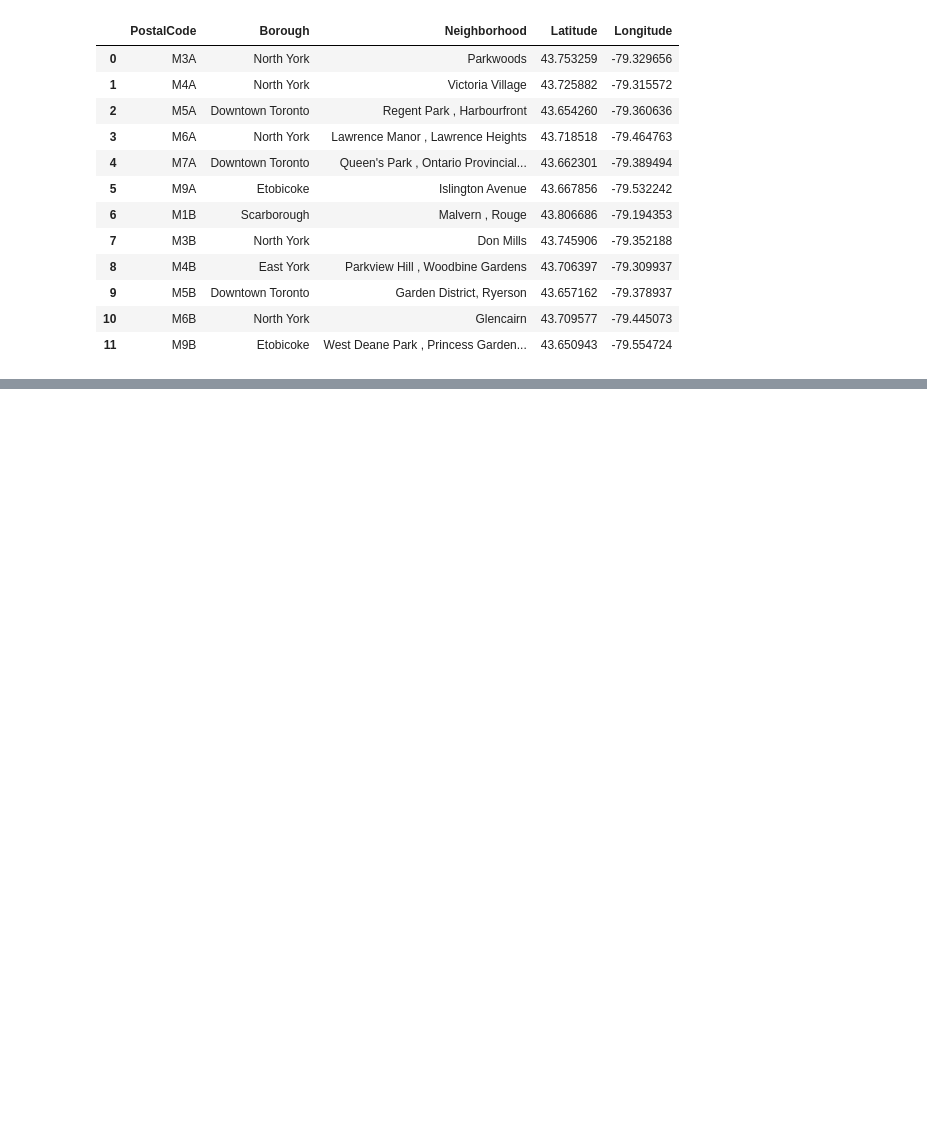
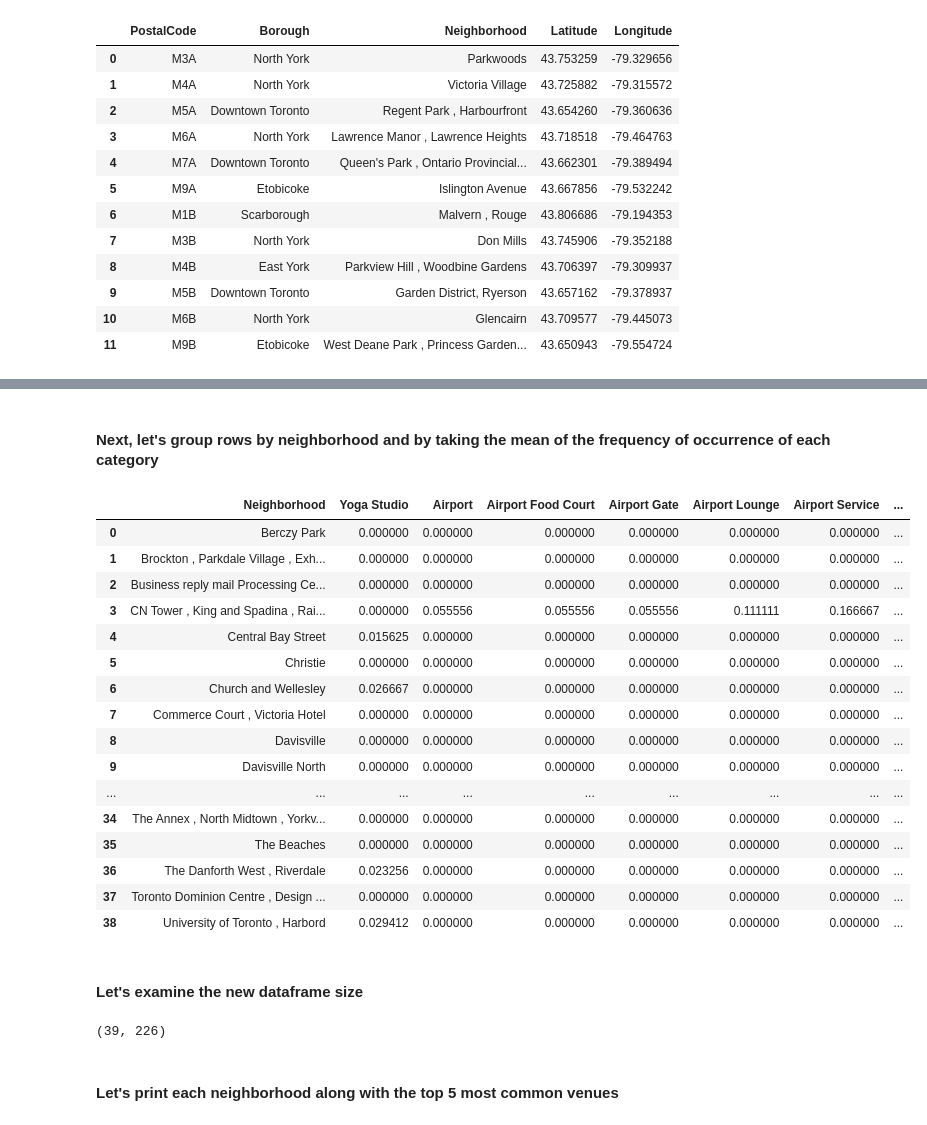
Before and after one commit to rawakash66/Coursera_Capstone, a Jupyter notebook: Segmenting_and_clustering.ipynb, the cells around one changed output, grey strips where cells are left out. Cells and saved outputs as stored; diff of their text form; code cells hidden in the pictures; blank space fills up the shorter version.

```diff
--- a/Segmenting_and_clustering.ipynb
+++ b/Segmenting_and_clustering.ipynb
@@ -158,0 +207,8 @@ df_final.head(12)
+# %%
+address = 'Toronto, Canada'
+
+geolocator = Nominatim(user_agent="ny_explorer")
+location = geolocator.geocode(address)
+latitude = location.latitude
+longitude = location.longitude
+print('The geograpical coordinate of New York City are {}, {}.'.format(latitude, longitude))
@@ -158,0 +242,8 @@ df_final.head(12)
+# %%
+CLIENT_ID = 'Not gonna give you bro' # your Foursquare ID
+CLIENT_SECRET = 'Not gonna give you bro' # your Foursquare Secret
+VERSION = '20180605' # Foursquare API version
+
+print('Your credentails:')
+print('CLIENT_ID: ' + CLIENT_ID)
+print('CLIENT_SECRET:' + CLIENT_SECRET)
@@ -158,0 +300,5 @@ df_final.head(12)
+# %%
+toronto_venues = getNearbyVenues(names=toronto['Neighborhood'],
+                                   latitudes=toronto['Latitude'],
+                                   longitudes=toronto['Longitude']
+                                  )
@@ -158,0 +367,12 @@ df_final.head(12)
+# %%
+# one hot encoding
+toronto_onehot = pd.get_dummies(toronto_venues[['Venue Category']], prefix="", prefix_sep="")
+
+# add neighborhood column back to dataframe
+toronto_onehot['Neighborhood'] = toronto_venues['Neighborhood']
+
+# move neighborhood column to the first column
+fixed_columns = [toronto_onehot.columns[-1]] + list(toronto_onehot.columns[:-1])
+toronto_onehot = toronto_onehot[fixed_columns]
+
+toronto_onehot.head()
@@ -158,0 +386,31 @@ df_final.head(12)
+# %% [markdown]
+#### Next, let's group rows by neighborhood and by taking the mean of the frequency of occurrence of each category
+# %%
+toronto_grouped = toronto_onehot.groupby('Neighborhood').mean().reset_index()
+toronto_grouped
+# %% [output]
+|  | Neighborhood | Yoga Studio | Airport | Airport Food Court | Airport Gate | Airport Lounge | Airport Service | ... |
+| 0 | Berczy Park | 0.000000 | 0.000000 | 0.000000 | 0.000000 | 0.000000 | 0.000000 | ... |
+| 1 | Brockton , Parkdale Village , Exh... | 0.000000 | 0.000000 | 0.000000 | 0.000000 | 0.000000 | 0.000000 | ... |
+| 2 | Business reply mail Processing Ce... | 0.000000 | 0.000000 | 0.000000 | 0.000000 | 0.000000 | 0.000000 | ... |
+| 3 | CN Tower , King and Spadina , Rai... | 0.000000 | 0.055556 | 0.055556 | 0.055556 | 0.111111 | 0.166667 | ... |
+| 4 | Central Bay Street | 0.015625 | 0.000000 | 0.000000 | 0.000000 | 0.000000 | 0.000000 | ... |
+| 5 | Christie | 0.000000 | 0.000000 | 0.000000 | 0.000000 | 0.000000 | 0.000000 | ... |
+| 6 | Church and Wellesley | 0.026667 | 0.000000 | 0.000000 | 0.000000 | 0.000000 | 0.000000 | ... |
+| 7 | Commerce Court , Victoria Hotel | 0.000000 | 0.000000 | 0.000000 | 0.000000 | 0.000000 | 0.000000 | ... |
+| 8 | Davisville | 0.000000 | 0.000000 | 0.000000 | 0.000000 | 0.000000 | 0.000000 | ... |
+| 9 | Davisville North | 0.000000 | 0.000000 | 0.000000 | 0.000000 | 0.000000 | 0.000000 | ... |
+| ... | ... | ... | ... | ... | ... | ... | ... | ... |
+| 34 | The Annex , North Midtown , Yorkv... | 0.000000 | 0.000000 | 0.000000 | 0.000000 | 0.000000 | 0.000000 | ... |
+| 35 | The Beaches | 0.000000 | 0.000000 | 0.000000 | 0.000000 | 0.000000 | 0.000000 | ... |
+| 36 | The Danforth West , Riverdale | 0.023256 | 0.000000 | 0.000000 | 0.000000 | 0.000000 | 0.000000 | ... |
+| 37 | Toronto Dominion Centre , Design ... | 0.000000 | 0.000000 | 0.000000 | 0.000000 | 0.000000 | 0.000000 | ... |
+| 38 | University of Toronto , Harbord | 0.029412 | 0.000000 | 0.000000 | 0.000000 | 0.000000 | 0.000000 | ... |
+# %% [markdown]
+#### Let's examine the new dataframe size
+# %%
+toronto_grouped.shape
+# %% [output]
+(39, 226)
+# %% [markdown]
+#### Let's print each neighborhood along with the top 5 most common venues
```
Also changed, not shown: parts of 48 cells of this notebook.
